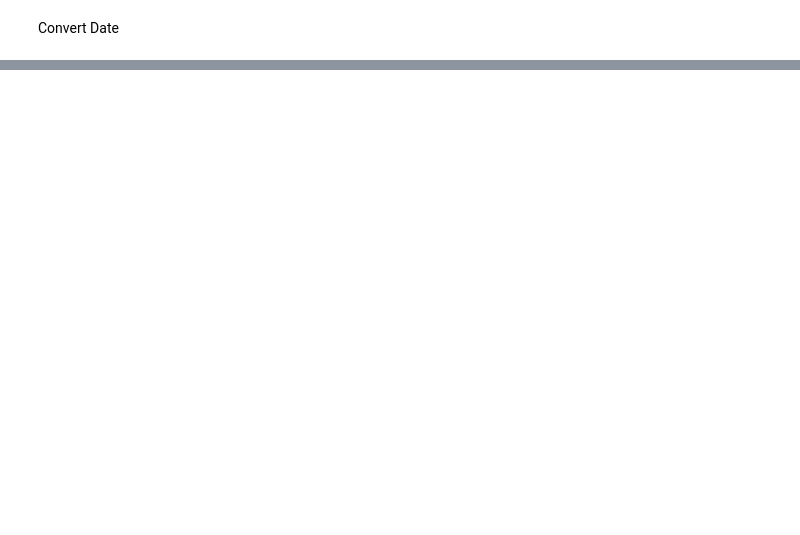
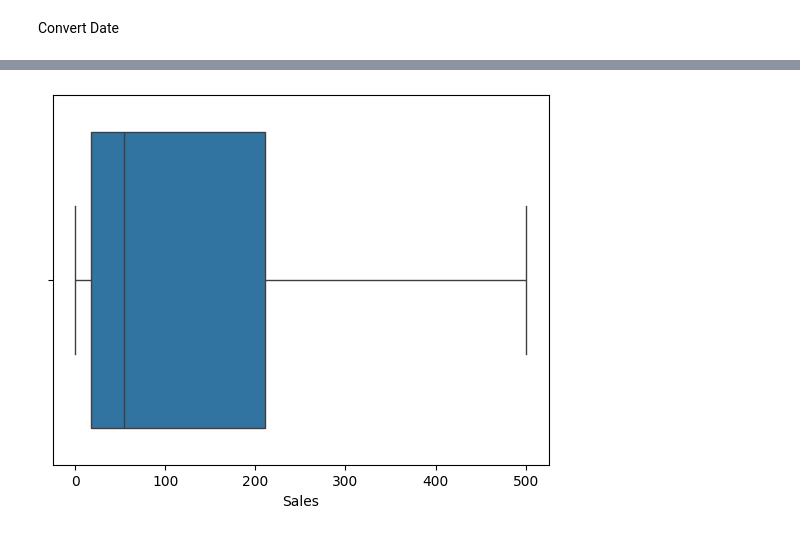
Before and after one commit to swapnita89-ui/project-1-sales-data-analysis, a Jupyter notebook: project-1-sales-data-analysis.ipynb, the cells around one changed output, grey strips where cells are left out. Drawn from its saved outputs; the diff is of its cells as text; code cells hidden in the pictures; blank space fills up the shorter version.

```diff
--- a/project-1-sales-data-analysis.ipynb
+++ b/project-1-sales-data-analysis.ipynb
@@ -174,0 +302,12 @@ df.shape
+# %%
+# Using IQR method to check outliers
+Q1 = df['Sales'].quantile(0.25)
+Q3 = df['Sales'].quantile(0.75)
+
+IQR = Q3-Q1
+
+lower = Q1 - 1.5*IQR
+upper = Q3 + 1.5*IQR
+
+outlier = df[(df['Sales']< lower) | (df['Sales'] > upper)]
+print(outlier)
@@ -174,0 +372,5 @@ df.shape
+# %%
+sns.boxplot(x=df['Sales'])
+plt.show()
+# %% [output]
+[figure, added]
```
Also changed, not shown: parts of 30 cells of this notebook.
